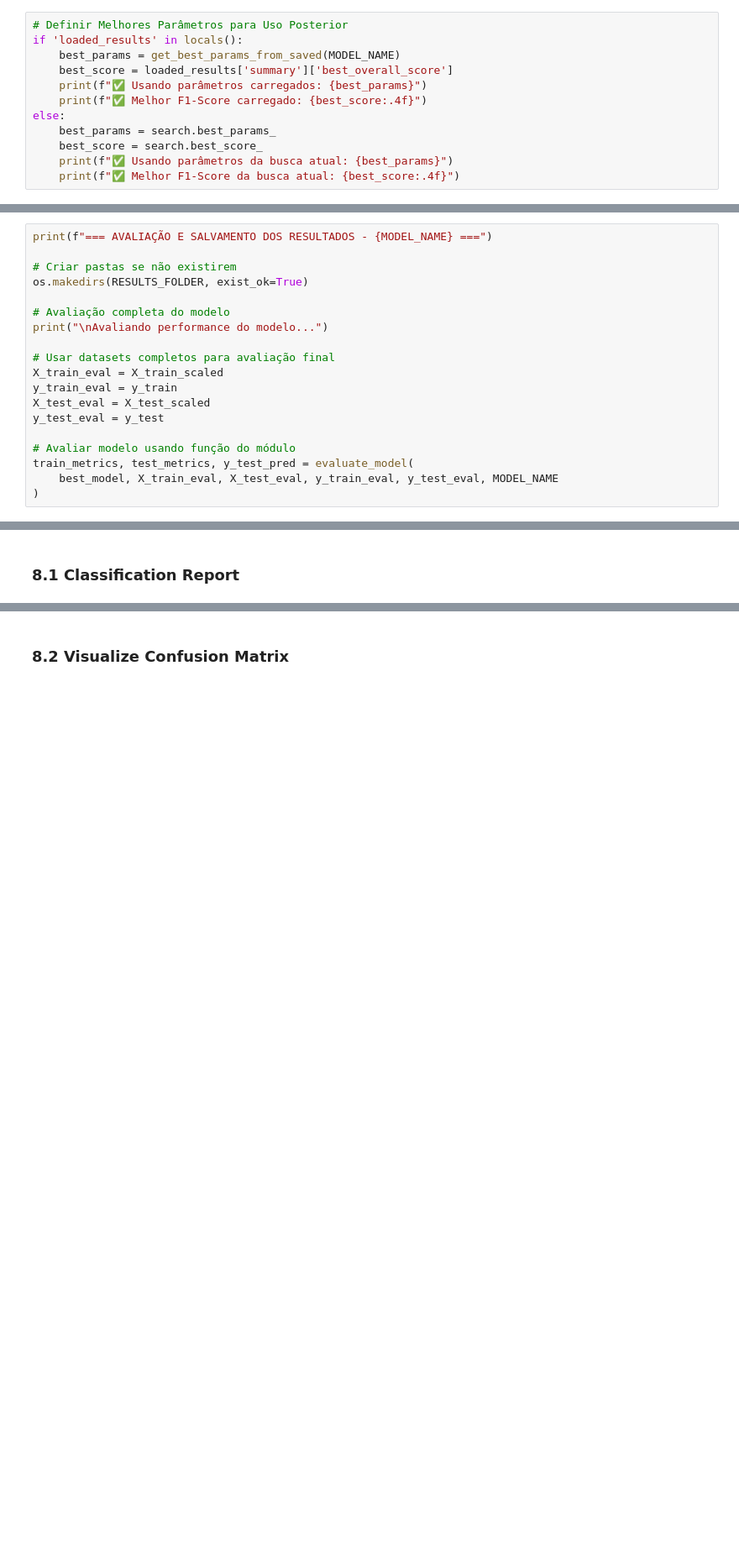
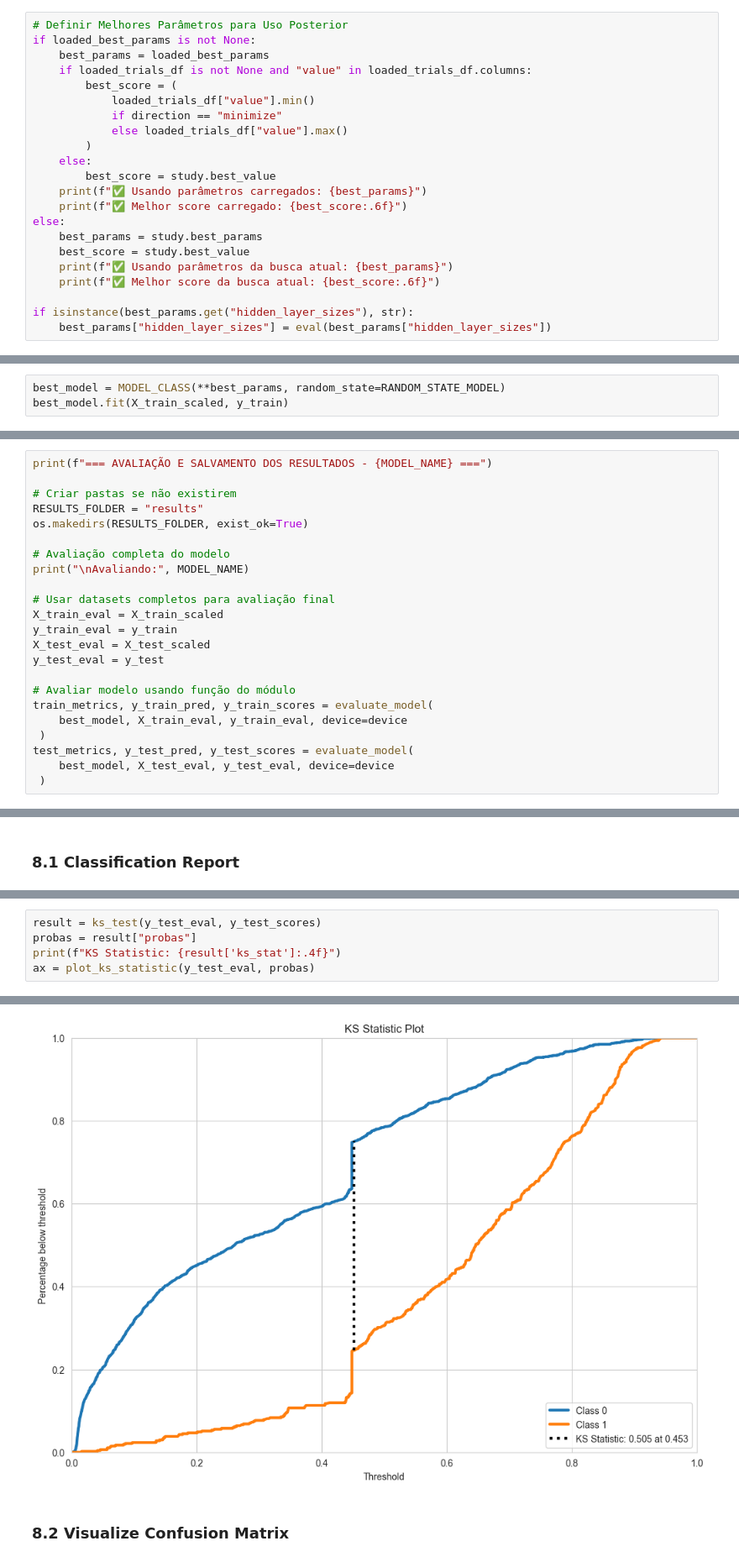
Before and after one commit to thomazcabral/projetos-if702, a Jupyter notebook: projeto-churn/1_MLP.ipynb, the cells around one changed output, grey strips where cells are left out. Shown at 84% size. Saved outputs shown, nothing was run; the diff lists cells and outputs as text; blank space fills up the shorter version.

```diff
--- a/projeto-churn/1_MLP.ipynb
+++ b/projeto-churn/1_MLP.ipynb
@@ -386,12 +438,22 @@ plot_search_history_from_loaded(loaded_results, MODEL_NAME)
 # %%
 # Definir Melhores Parâmetros para Uso Posterior
-if 'loaded_results' in locals():
-    best_params = get_best_params_from_saved(MODEL_NAME)
-    best_score = loaded_results['summary']['best_overall_score']
+if loaded_best_params is not None:
+    best_params = loaded_best_params
+    if loaded_trials_df is not None and "value" in loaded_trials_df.columns:
+        best_score = (
+            loaded_trials_df["value"].min()
+            if direction == "minimize"
+            else loaded_trials_df["value"].max()
+        )
+    else:
+        best_score = study.best_value
     print(f"✅ Usando parâmetros carregados: {best_params}")
-    print(f"✅ Melhor F1-Score carregado: {best_score:.4f}")
+    print(f"✅ Melhor score carregado: {best_score:.6f}")
 else:
-    best_params = search.best_params_
-    best_score = search.best_score_
+    best_params = study.best_params
+    best_score = study.best_value
     print(f"✅ Usando parâmetros da busca atual: {best_params}")
-    print(f"✅ Melhor F1-Score da busca atual: {best_score:.4f}")
+    print(f"✅ Melhor score da busca atual: {best_score:.6f}")
+
+if isinstance(best_params.get("hidden_layer_sizes"), str):
+    best_params["hidden_layer_sizes"] = eval(best_params["hidden_layer_sizes"])
@@ -405,0 +465,3 @@ print(f"\nModelo final {MODEL_NAME} treinado com dataset completo: {best_model}"
+# %%
+best_model = MODEL_CLASS(**best_params, random_state=RANDOM_STATE_MODEL)
+best_model.fit(X_train_scaled, y_train)
@@ -420,10 +490,11 @@ loaded_model = load(os.path.join(MODELS_FOLDER, f'{MODEL_NAME.lower().replace("
 print(f"=== AVALIAÇÃO E SALVAMENTO DOS RESULTADOS - {MODEL_NAME} ===")
 
 # Criar pastas se não existirem
+RESULTS_FOLDER = "results"
 os.makedirs(RESULTS_FOLDER, exist_ok=True)
 
 # Avaliação completa do modelo
-print("\nAvaliando performance do modelo...")
+print("\nAvaliando:", MODEL_NAME)
 
 # Usar datasets completos para avaliação final
 X_train_eval = X_train_scaled
@@ -432,6 +503,9 @@ X_test_eval = X_test_scaled
 y_test_eval = y_test
 
 # Avaliar modelo usando função do módulo
-train_metrics, test_metrics, y_test_pred = evaluate_model(
-    best_model, X_train_eval, X_test_eval, y_train_eval, y_test_eval, MODEL_NAME
-)
+train_metrics, y_train_pred, y_train_scores = evaluate_model(
+    best_model, X_train_eval, y_train_eval, device=device
+ )
+test_metrics, y_test_pred, y_test_scores = evaluate_model(
+    best_model, X_test_eval, y_test_eval, device=device
+ )
@@ -441,0 +529,6 @@ print(classification_report(y_test_eval, y_test_pred, zero_division=0))
+# %%
+result = ks_test(y_test_eval, y_test_scores)
+probas = result["probas"]
+print(f"KS Statistic: {result['ks_stat']:.4f}")
+ax = plot_ks_statistic(y_test_eval, probas)
+# %% [output]
@@ -442,3 +536,4 @@ print(classification_report(y_test_eval, y_test_pred, zero_division=0))
+[figure, added]
 # %% [markdown]
 ### 8.2 Visualize Confusion Matrix
 # %%
```
Also changed, not shown: parts of 42 cells of this notebook.
